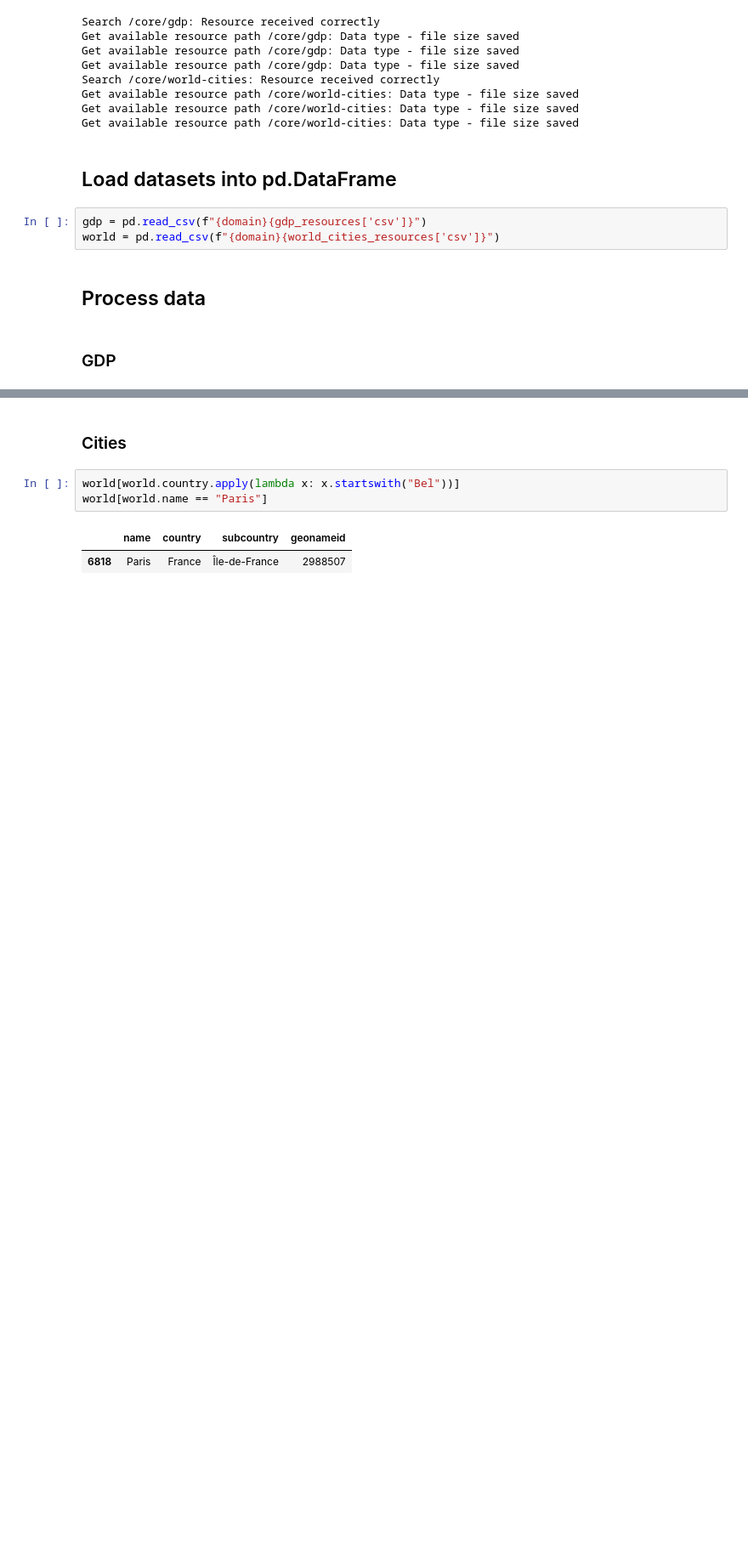
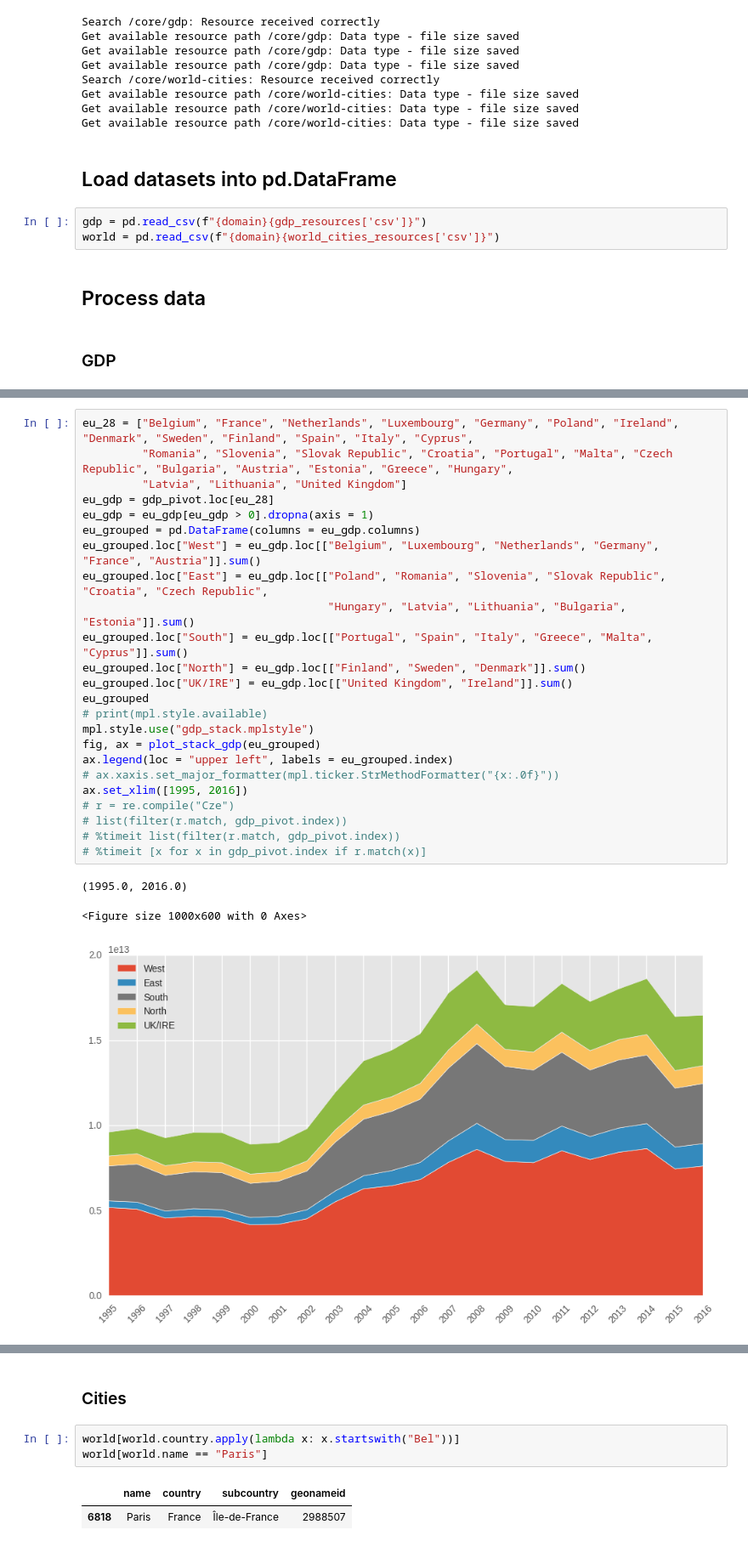
Before and after one commit to KoenVanSever/open_data_projects, a Jupyter notebook: datahub_main.ipynb, the cells around one changed output, grey strips where cells are left out. Shown at 85% size. Cells and saved outputs as stored; diff of their text form; blank space fills up the shorter version.

```diff
--- a/datahub_main.ipynb
+++ b/datahub_main.ipynb
@@ -41,0 +44,28 @@ sns.lineplot(data = subset_perc_vs_world.T)
+# %%
+eu_28 = ["Belgium", "France", "Netherlands", "Luxembourg", "Germany", "Poland", "Ireland", "Denmark", "Sweden", "Finland", "Spain", "Italy", "Cyprus",
+         "Romania", "Slovenia", "Slovak Republic", "Croatia", "Portugal", "Malta", "Czech Republic", "Bulgaria", "Austria", "Estonia", "Greece", "Hungary",
+         "Latvia", "Lithuania", "United Kingdom"]
+eu_gdp = gdp_pivot.loc[eu_28]
+eu_gdp = eu_gdp[eu_gdp > 0].dropna(axis = 1)
+eu_grouped = pd.DataFrame(columns = eu_gdp.columns)
+eu_grouped.loc["West"] = eu_gdp.loc[["Belgium", "Luxembourg", "Netherlands", "Germany", "France", "Austria"]].sum()
+eu_grouped.loc["East"] = eu_gdp.loc[["Poland", "Romania", "Slovenia", "Slovak Republic", "Croatia", "Czech Republic",
+                                     "Hungary", "Latvia", "Lithuania", "Bulgaria", "Estonia"]].sum()
+eu_grouped.loc["South"] = eu_gdp.loc[["Portugal", "Spain", "Italy", "Greece", "Malta", "Cyprus"]].sum()
+eu_grouped.loc["North"] = eu_gdp.loc[["Finland", "Sweden", "Denmark"]].sum()
+eu_grouped.loc["UK/IRE"] = eu_gdp.loc[["United Kingdom", "Ireland"]].sum()
+eu_grouped
+# print(mpl.style.available)
+mpl.style.use("gdp_stack.mplstyle")
+fig, ax = plot_stack_gdp(eu_grouped)
+ax.legend(loc = "upper left", labels = eu_grouped.index)
+# ax.xaxis.set_major_formatter(mpl.ticker.StrMethodFormatter("{x:.0f}"))
+ax.set_xlim([1995, 2016])
+# r = re.compile("Cze")
+# list(filter(r.match, gdp_pivot.index))
+# %timeit list(filter(r.match, gdp_pivot.index))
+# %timeit [x for x in gdp_pivot.index if r.match(x)]
+# %% [output]
+(1995.0, 2016.0)
+<Figure size 1000x600 with 0 Axes>
+[figure, added]
```
Also changed, not shown: parts of 4 cells of this notebook, 7 other files.
